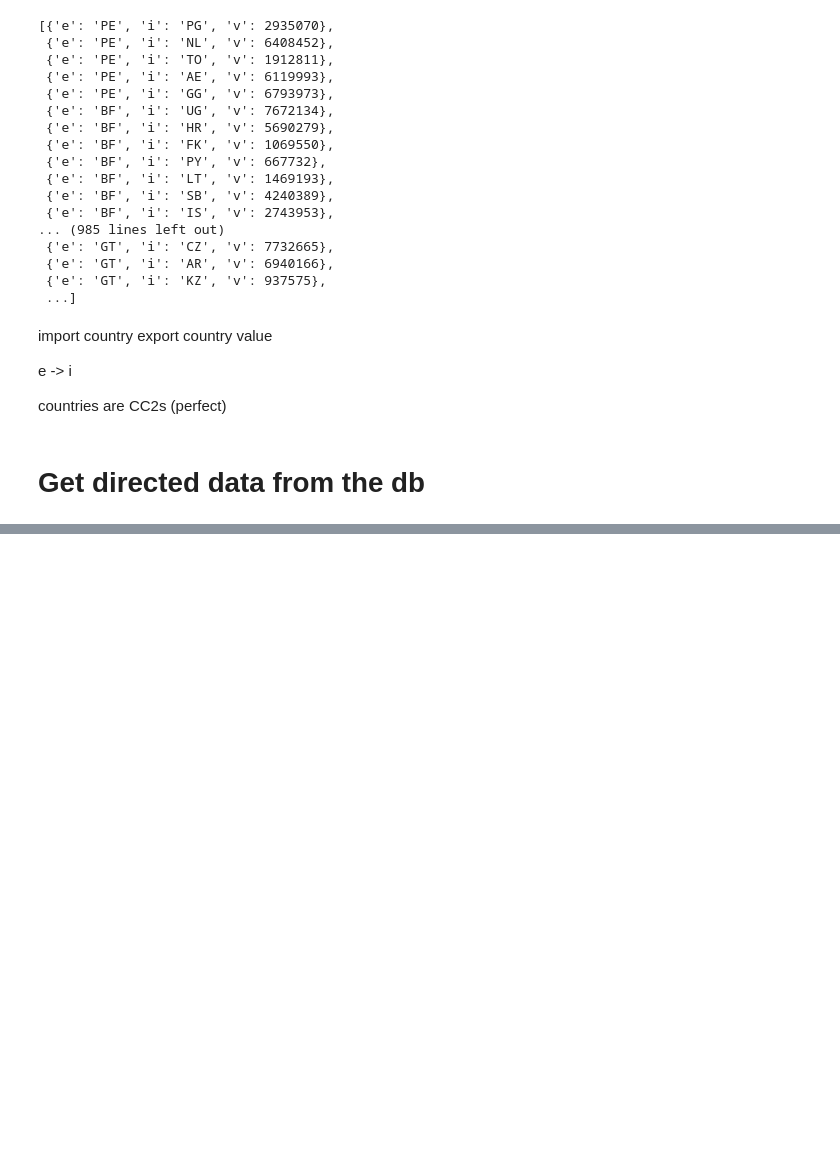
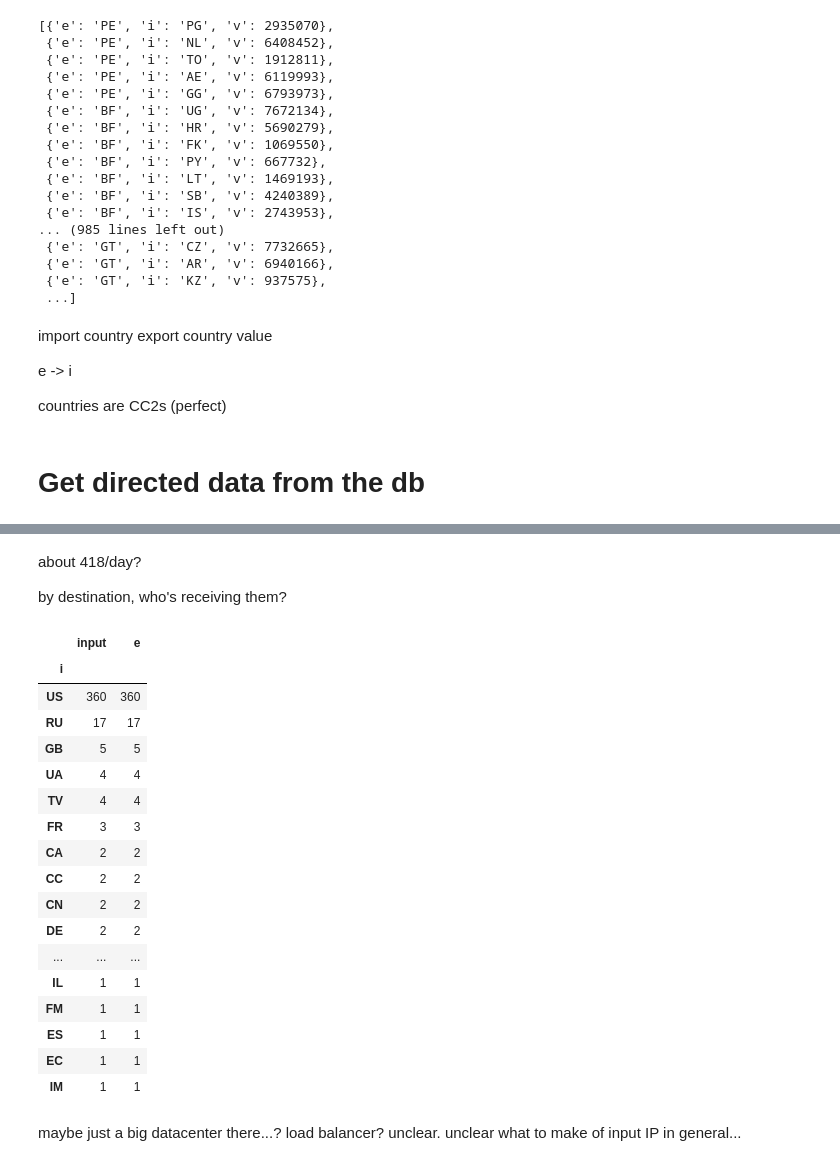
Before and after one commit to elsehow/taaraxtak, a Jupyter notebook: blocking.ipynb, the cells around one changed output, grey strips where cells are left out. Saved outputs shown, nothing was run; the diff lists cells and outputs as text; code cells hidden in the pictures; blank space fills up the shorter version.

```diff
--- a/blocking.ipynb
+++ b/blocking.ipynb
@@ -669,18 +669,20 @@ countries are CC2s (perfect)
 # %% [markdown]
 # Get directed data from the db
 # %%
-rollback()
+# rollback()
 
 import pandas as pd
 
-def unique_pairs (target_attribute:str ) -> pd.DataFrame:
+def unique_pairs (target_attribute:str, confirmed_only=True) -> pd.DataFrame:
     '''
     These are unique inputs that are blocked.
 
     We don't want every blocking example - if a site appears once ore more, that's enough. It'll show up here.
     '''
     my_cursor.execute(f'''
-    SELECT DISTINCT input_url, probe_alpha2, {target_attribute} from ooni_web_connectivity_test
+    SELECT DISTINCT input_url, probe_alpha2, {target_attribute}
+    from ooni_web_connectivity_test
+    {"where confirmed=True" if confirmed_only else ""}
     ''')
     pairs = my_cursor.fetchall()
     return pd.DataFrame(pairs, columns=['input', 'e', 'i']).dropna()
@@ -726,0 +734,4 @@ possibly_unsafe_cc2
+# %%
+pairs_tld = unique_pairs('tld_jurisdiction_alpha2', confirmed_only=True)
+pairs_tld
+# about 418?
@@ -726,0 +752,28 @@ possibly_unsafe_cc2
+# %% [markdown]
+about 418/day?
+
+by destination, who's receiving them?
+# %%
+pairs_tld.groupby('i').count().sort_values('e', ascending=False)
+# %% [output]
+|  | input | e |
+| i |  |  |
+| US | 360 | 360 |
+| RU | 17 | 17 |
+| GB | 5 | 5 |
+| UA | 4 | 4 |
+| TV | 4 | 4 |
+| FR | 3 | 3 |
+| CA | 2 | 2 |
+| CC | 2 | 2 |
+| CN | 2 | 2 |
+| DE | 2 | 2 |
+| ... | ... | ... |
+| IL | 1 | 1 |
+| FM | 1 | 1 |
+| ES | 1 | 1 |
+| EC | 1 | 1 |
+| IM | 1 | 1 |
+# %% [markdown]
+maybe just a big datacenter there...? load balancer? unclear.
+unclear what to make of input IP in general...
```
Also changed, not shown: parts of 13 cells of this notebook, 2 other files.
